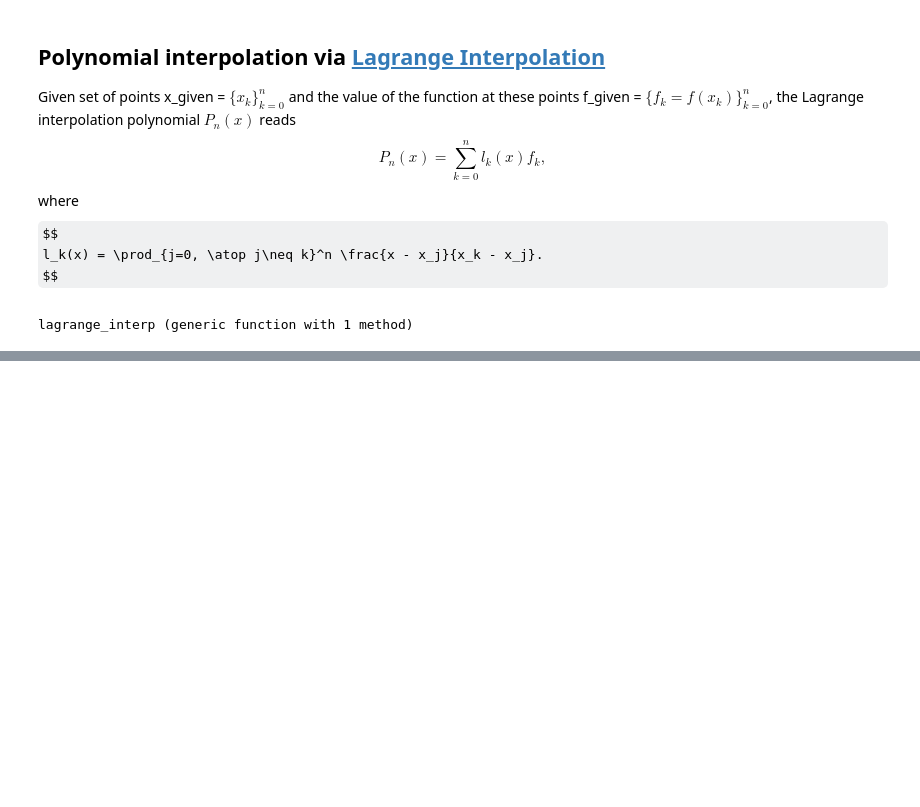
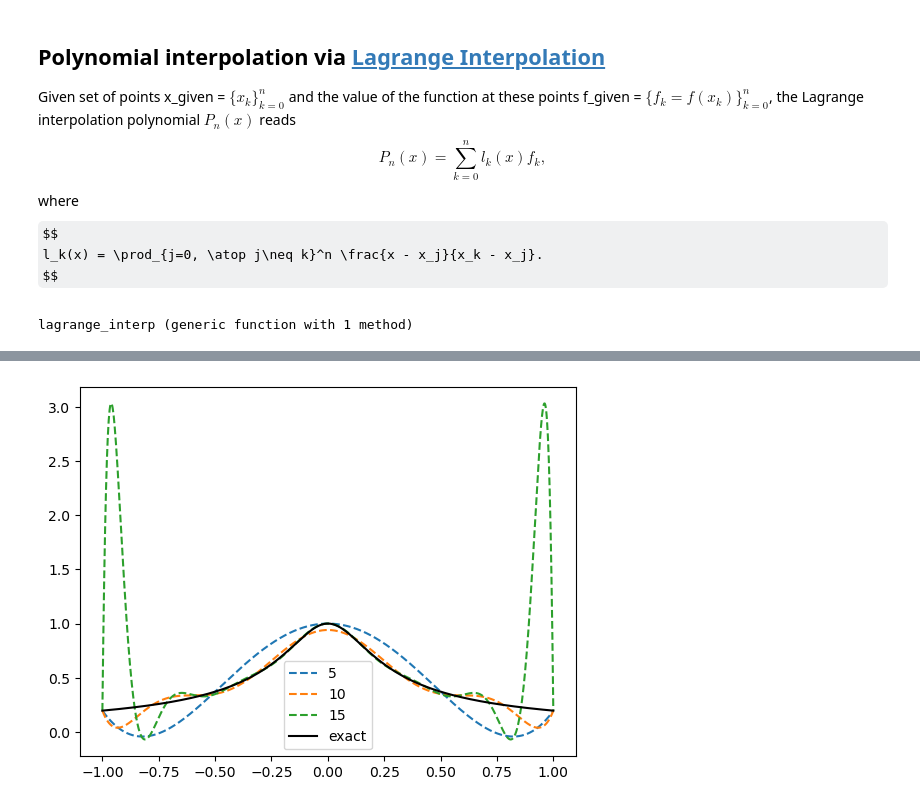
Before and after one commit to tkeegan12/Course_Computational_Physics_and_Engineering, a Jupyter notebook: Module5_Interpolation_and_Curve_fitting.ipynb, the cells around one changed output, grey strips where cells are left out. Drawn from its saved outputs; the diff is of its cells as text; code cells hidden in the pictures; some formulas as TeX source; blank space fills up the shorter version.

```diff
--- a/Module5_Interpolation_and_Curve_fitting.ipynb
+++ b/Module5_Interpolation_and_Curve_fitting.ipynb
@@ -111,0 +147,17 @@ end
+# %%
+f(x) = 1 / sqrt(1 + 25 * x ^ 2)
+
+x_eval = range(-1, 1, 1000)
+
+for n = [5, 10, 15]
+
+    x_given = range(-1, 1, n)
+
+    plot(x_eval, lagrange_interp(x_given, f.(x_given), x_eval), "--", label=string(n))
+end
+
+plot(x_eval, f.(x_eval), "k", label="exact")
+legend()
+show()
+# %% [output]
+[figure, added]
```
Also changed, not shown: parts of 8 cells of this notebook.
